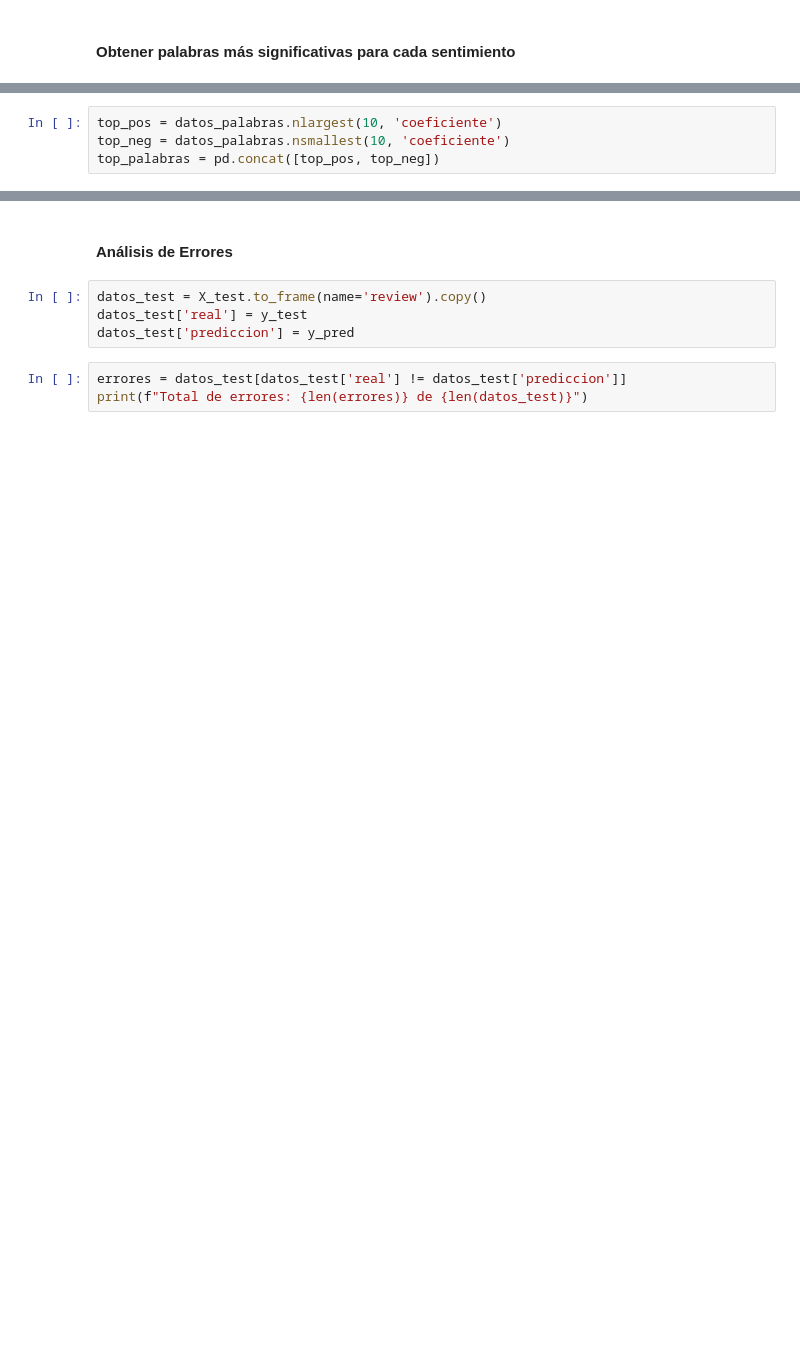
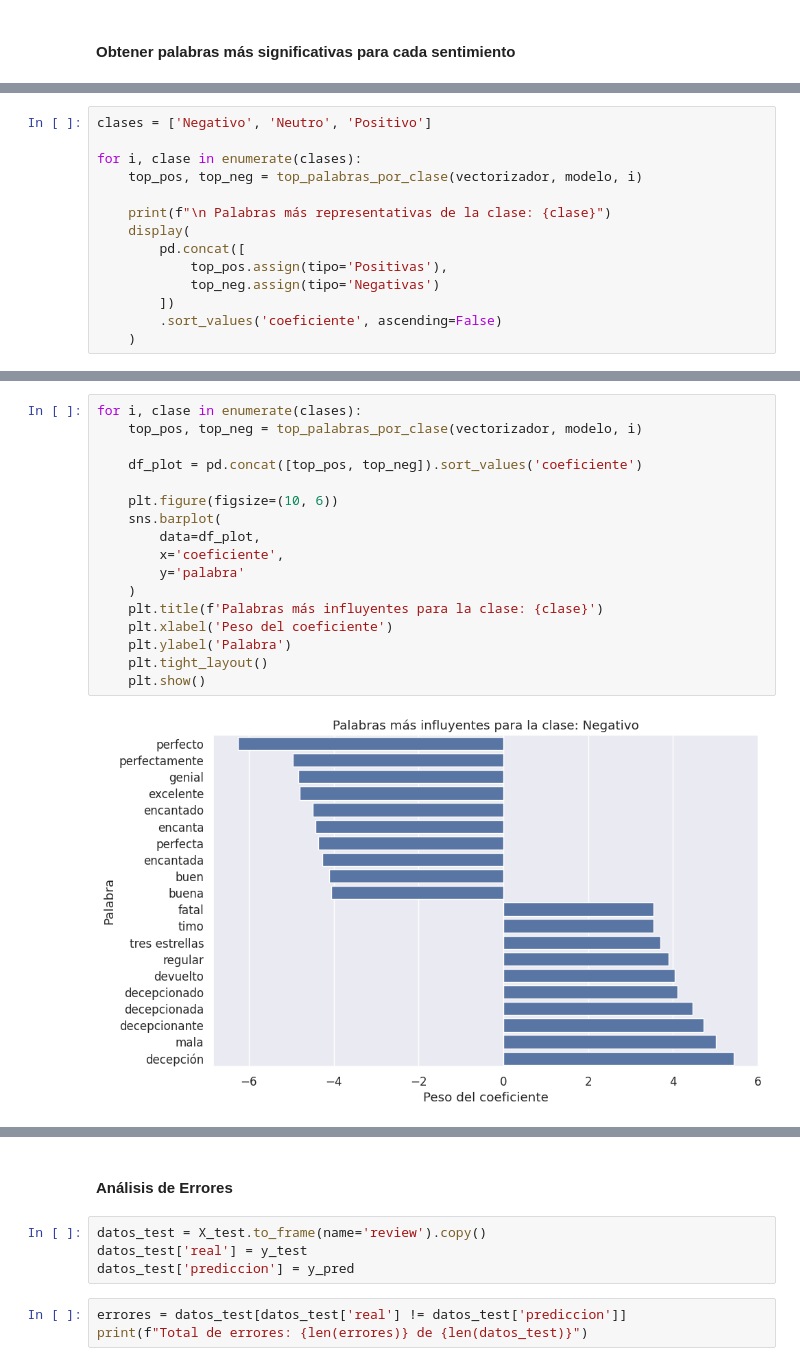
Before and after one commit to Bladimir0607/sentiment-api-equipo39, a Jupyter notebook: data_science/notebooks/Modelo_hackathon_ternario.ipynb, the cells around one changed output, grey strips where cells are left out. Cells and saved outputs as stored; diff of their text form; blank space fills up the shorter version.

```diff
--- a/data_science/notebooks/Modelo_hackathon_ternario.ipynb
+++ b/data_science/notebooks/Modelo_hackathon_ternario.ipynb
@@ -1284,4 +1386,0 @@ datos_palabras = pd.DataFrame({'palabra': palabras, 'coeficiente': coefs})
-# %%
-top_pos = datos_palabras.nlargest(10, 'coeficiente')
-top_neg = datos_palabras.nsmallest(10, 'coeficiente')
-top_palabras = pd.concat([top_pos, top_neg])
@@ -1298,0 +1387,14 @@ Passing `palette` without assigning `hue` is deprecated and will be removed in v
+# %%
+clases = ['Negativo', 'Neutro', 'Positivo']
+
+for i, clase in enumerate(clases):
+    top_pos, top_neg = top_palabras_por_clase(vectorizador, modelo, i)
+
+    print(f"\n Palabras más representativas de la clase: {clase}")
+    display(
+        pd.concat([
+            top_pos.assign(tipo='Positivas'),
+            top_neg.assign(tipo='Negativas')
+        ])
+        .sort_values('coeficiente', ascending=False)
+    )
@@ -1298,0 +1456,19 @@ Passing `palette` without assigning `hue` is deprecated and will be removed in v
+# %%
+for i, clase in enumerate(clases):
+    top_pos, top_neg = top_palabras_por_clase(vectorizador, modelo, i)
+
+    df_plot = pd.concat([top_pos, top_neg]).sort_values('coeficiente')
+
+    plt.figure(figsize=(10, 6))
+    sns.barplot(
+        data=df_plot,
+        x='coeficiente',
+        y='palabra'
+    )
+    plt.title(f'Palabras más influyentes para la clase: {clase}')
+    plt.xlabel('Peso del coeficiente')
+    plt.ylabel('Palabra')
+    plt.tight_layout()
+    plt.show()
+# %% [output]
+[figure, added]
```
Also changed, not shown: parts of 101 cells of this notebook.
